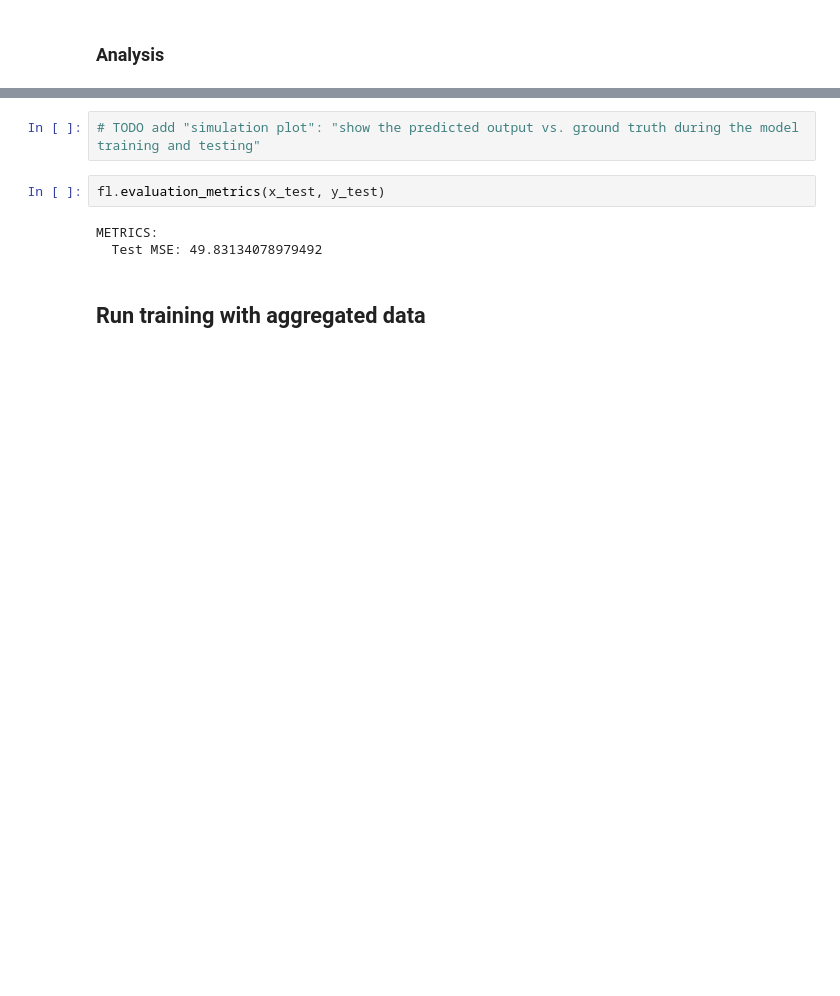
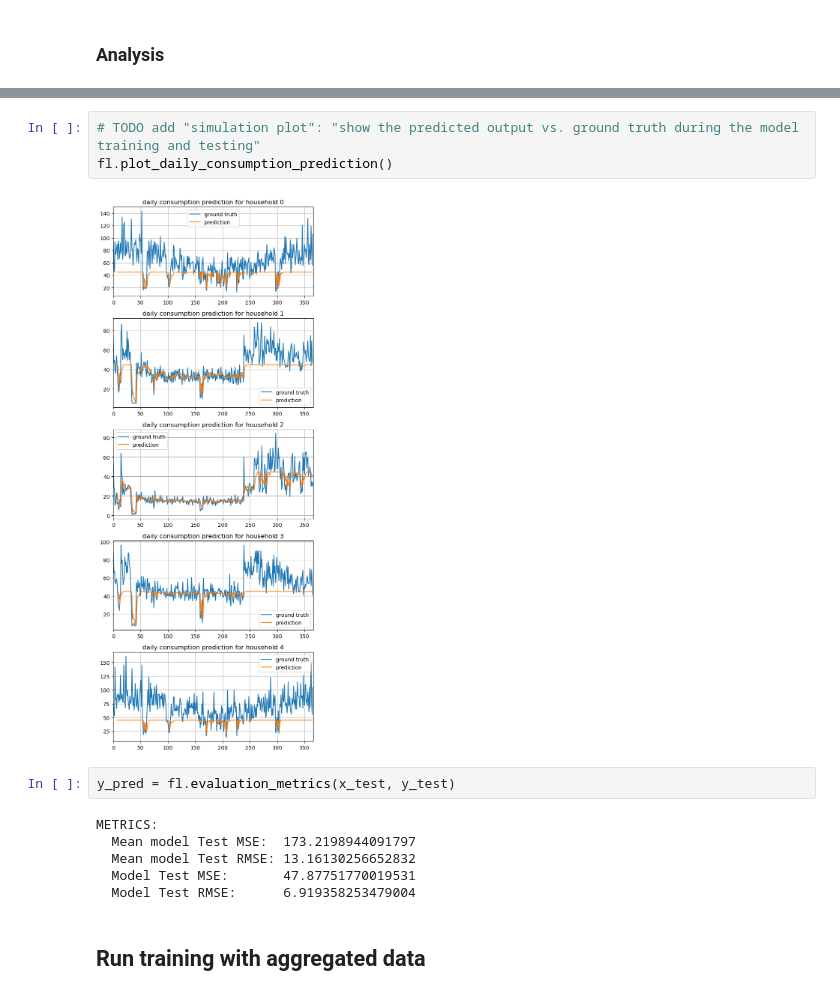
Before and after one commit to f-krause/uio-AIEI-project-2, a Jupyter notebook: task1_prediction_LSTM.ipynb, the cells around one changed output, grey strips where cells are left out. Drawn from its saved outputs; the diff is of its cells as text; blank space fills up the shorter version.

```diff
--- a/task1_prediction_LSTM.ipynb
+++ b/task1_prediction_LSTM.ipynb
@@ -85,10 +92,16 @@ fl.plot_training_loss()
 # %%
 # TODO add "simulation plot": "show the predicted output vs. ground truth during the model training and testing"
+fl.plot_daily_consumption_prediction()
+# %% [output]
+[figure, added]
 # %%
-fl.evaluation_metrics(x_test, y_test)
+y_pred = fl.evaluation_metrics(x_test, y_test)
 # %% [output]
 METRICS:
-  Test MSE: 49.83134078979492
+  Mean model Test MSE:  173.2198944091797
+  Mean model Test RMSE: 13.16130256652832
+  Model Test MSE:       47.87751770019531
+  Model Test RMSE:      6.919358253479004
 # %% [markdown]
 ## Run training with aggregated data
 # %%
```
Also changed, not shown: parts of 9 cells of this notebook, 1 other file.
